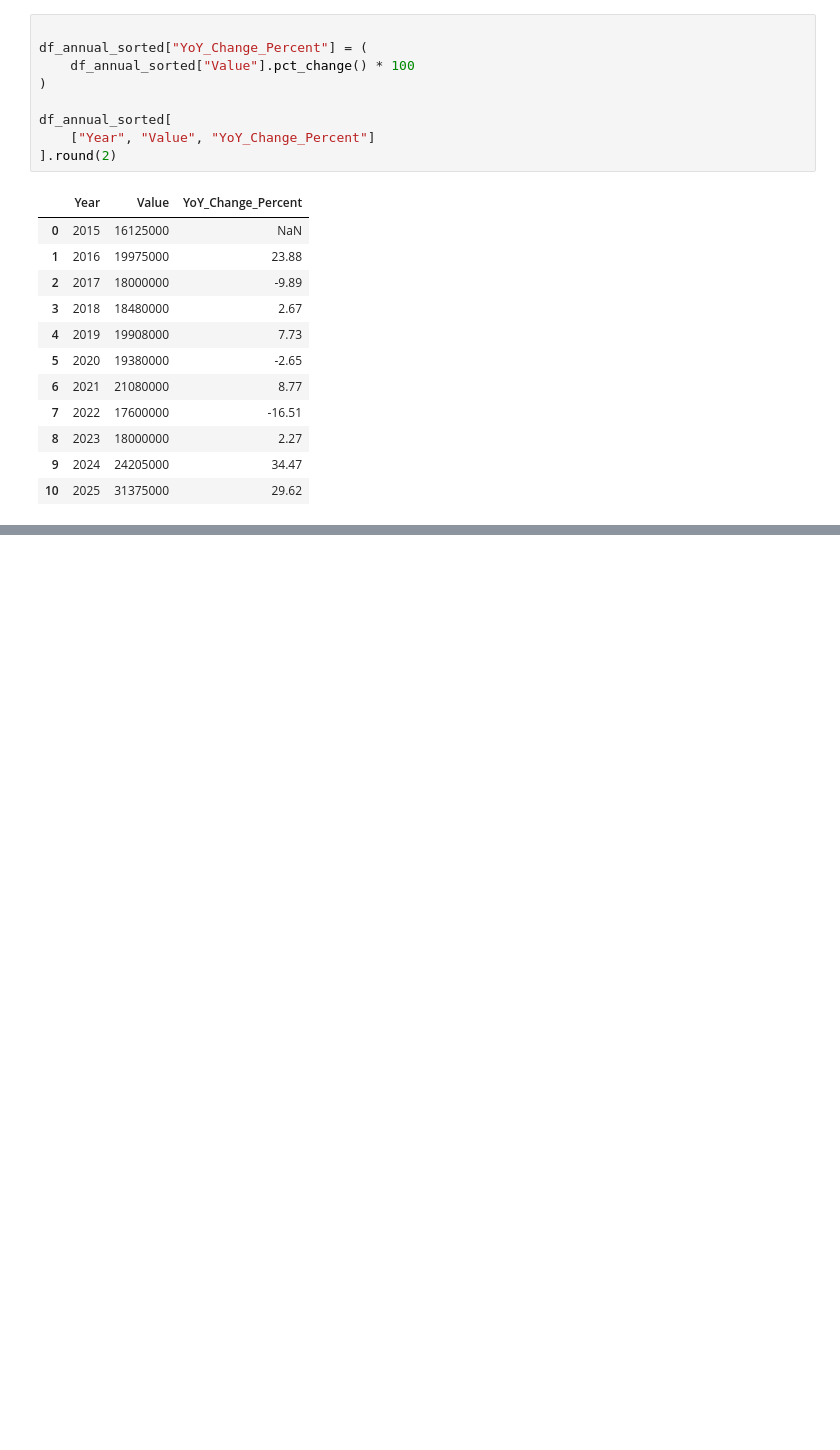
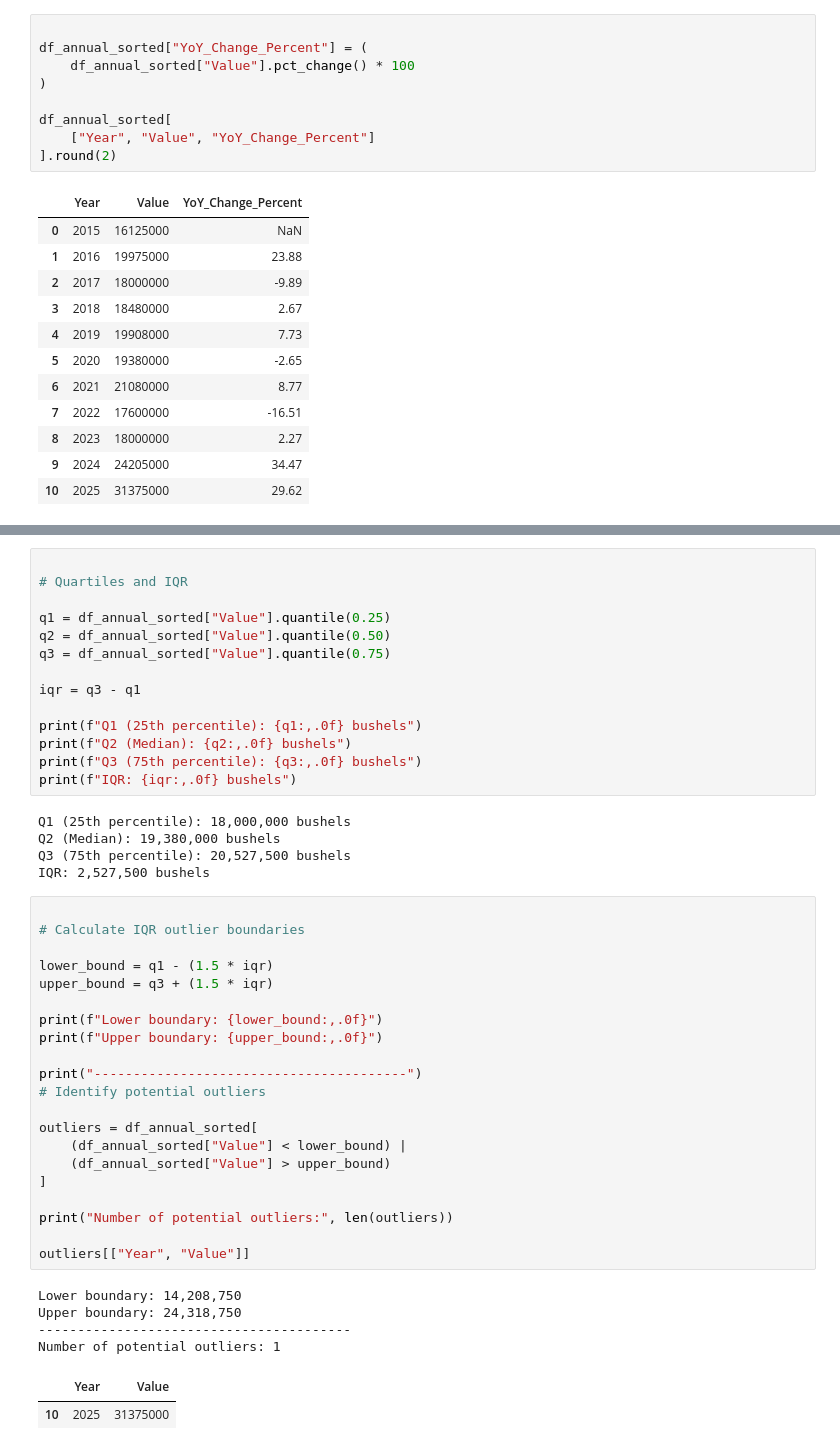
Before and after one commit to nushlicon/data-science-portfolio, a Jupyter notebook: Farm-intelligence-ai/farm_operations_analysis.ipynb, the cells around one changed output, grey strips where cells are left out. Drawn from its saved outputs; the diff is of its cells as text; blank space fills up the shorter version.

```diff
--- a/Farm-intelligence-ai/farm_operations_analysis.ipynb
+++ b/Farm-intelligence-ai/farm_operations_analysis.ipynb
@@ -342,0 +443,47 @@ df_annual_sorted[
+# %%
+
+# Quartiles and IQR
+
+q1 = df_annual_sorted["Value"].quantile(0.25)
+q2 = df_annual_sorted["Value"].quantile(0.50)
+q3 = df_annual_sorted["Value"].quantile(0.75)
+
+iqr = q3 - q1
+
+print(f"Q1 (25th percentile): {q1:,.0f} bushels")
+print(f"Q2 (Median): {q2:,.0f} bushels")
+print(f"Q3 (75th percentile): {q3:,.0f} bushels")
+print(f"IQR: {iqr:,.0f} bushels")
+# %% [output]
+Q1 (25th percentile): 18,000,000 bushels
+Q2 (Median): 19,380,000 bushels
+Q3 (75th percentile): 20,527,500 bushels
+IQR: 2,527,500 bushels
+# %%
+
+# Calculate IQR outlier boundaries
+
+lower_bound = q1 - (1.5 * iqr)
+upper_bound = q3 + (1.5 * iqr)
+
+print(f"Lower boundary: {lower_bound:,.0f}")
+print(f"Upper boundary: {upper_bound:,.0f}")
+
+print("----------------------------------------")
+# Identify potential outliers
+
+outliers = df_annual_sorted[
+    (df_annual_sorted["Value"] < lower_bound) |
+    (df_annual_sorted["Value"] > upper_bound)
+]
+
+print("Number of potential outliers:", len(outliers))
+
+outliers[["Year", "Value"]]
+# %% [output]
+Lower boundary: 14,208,750
+Upper boundary: 24,318,750
+----------------------------------------
+Number of potential outliers: 1
+|  | Year | Value |
+| 10 | 2025 | 31375000 |
```
Also changed, not shown: parts of 8 cells of this notebook, 1 other file.
